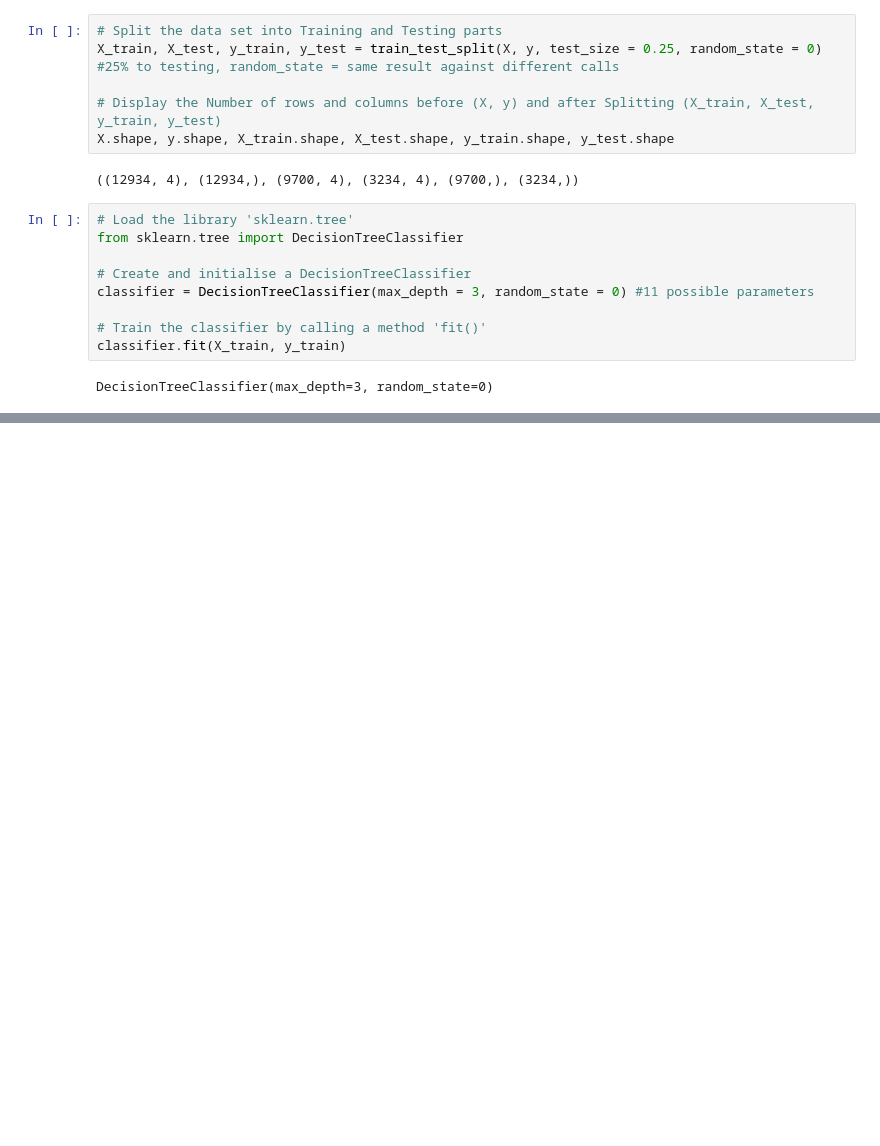
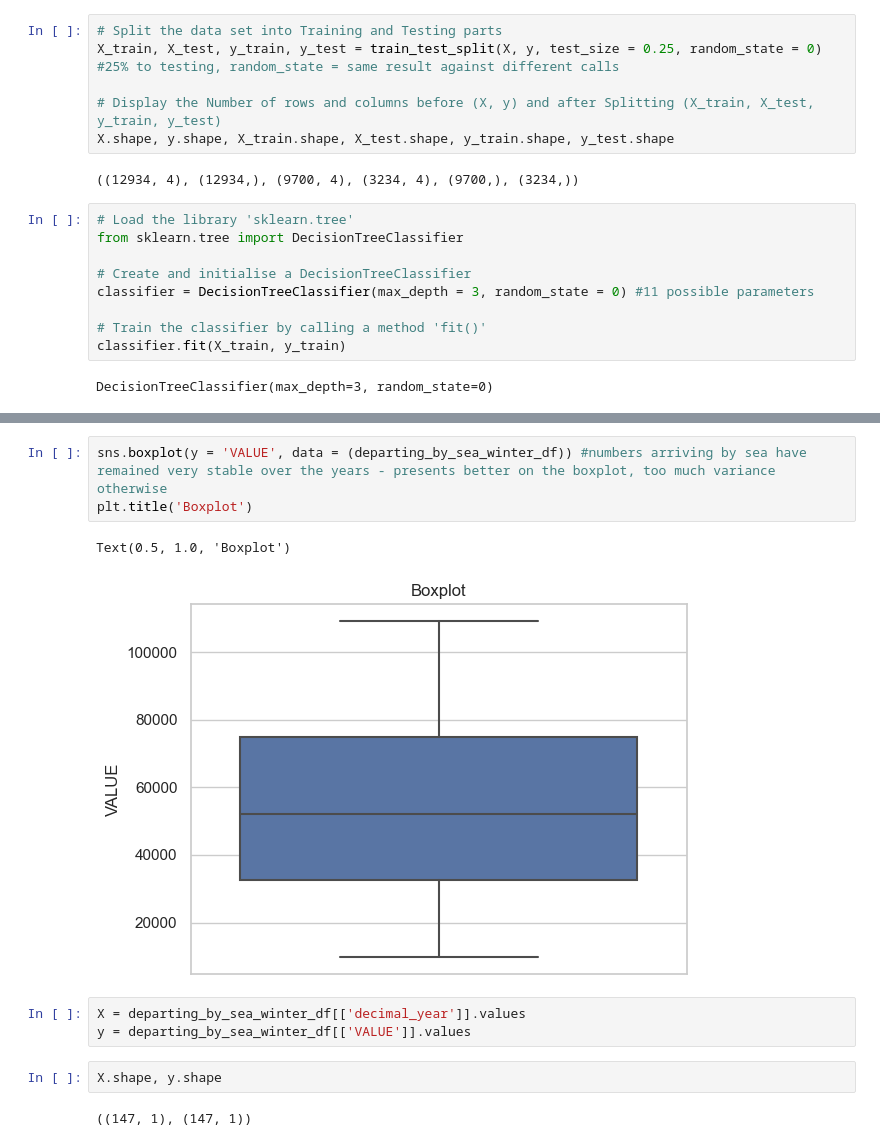
Before and after one commit to CCT-Dublin/ca1-claireobrien00, a Jupyter notebook: Passenger Movement.ipynb, the cells around one changed output, grey strips where cells are left out. Cells and saved outputs as stored; diff of their text form; blank space fills up the shorter version.

```diff
--- a/Passenger Movement.ipynb
+++ b/Passenger Movement.ipynb
@@ -935,0 +872,13 @@ Intercept: -0.000
+# %%
+sns.boxplot(y = 'VALUE', data = (departing_by_sea_winter_df)) #numbers arriving by sea have remained very stable over the years - presents better on the boxplot, too much variance otherwise
+plt.title('Boxplot')
+# %% [output]
+Text(0.5, 1.0, 'Boxplot')
+[figure, added]
+# %%
+X = departing_by_sea_winter_df[['decimal_year']].values
+y = departing_by_sea_winter_df[['VALUE']].values
+# %%
+X.shape, y.shape
+# %% [output]
+((147, 1), (147, 1))
```
Also changed, not shown: parts of 60 cells of this notebook, 1 other file.
